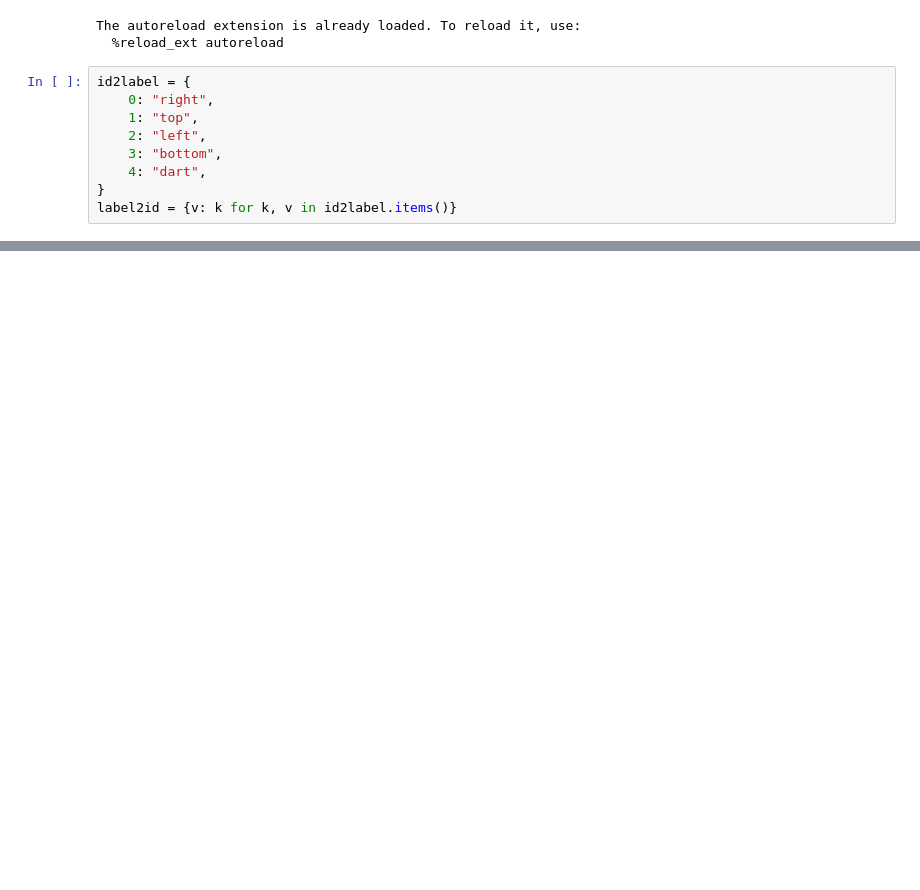
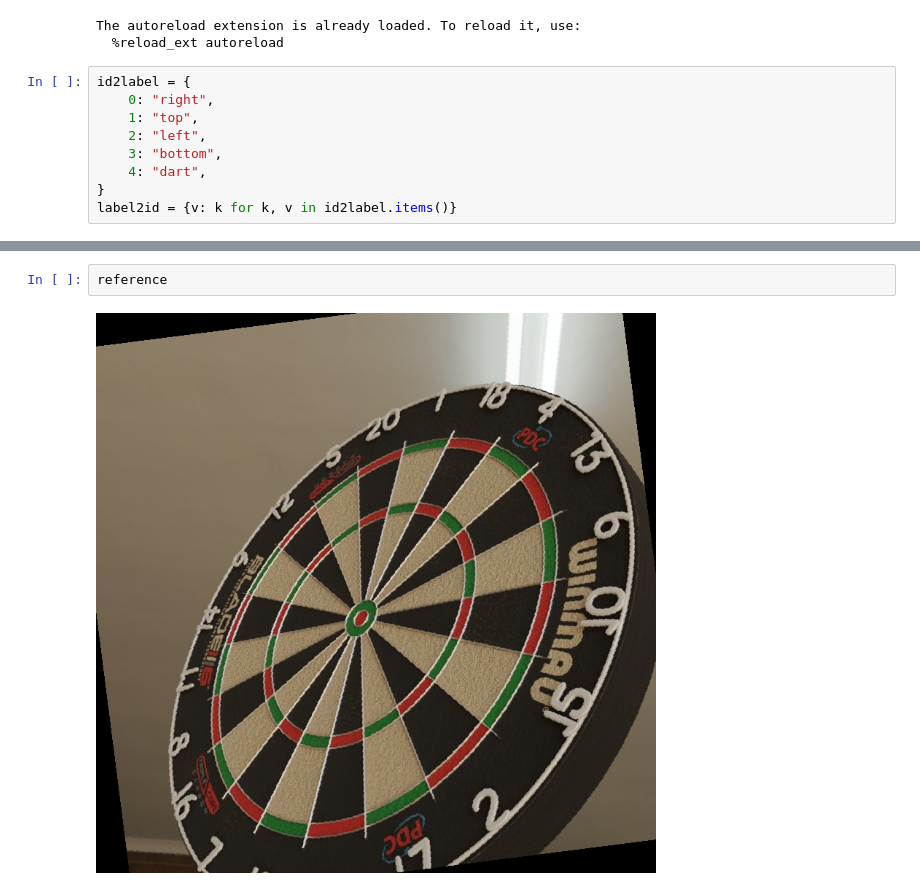
Before and after one commit to timnielen/playdarts, a Jupyter notebook: hf.ipynb, the cells around one changed output, grey strips where cells are left out. Drawn from its saved outputs; the diff is of its cells as text; blank space fills up the shorter version.

```diff
--- a/hf.ipynb
+++ b/hf.ipynb
@@ -99,2 +129,6 @@ torch.Size([1, 3, 735, 735])
+# %%
+reference
+# %% [output]
+[figure, added]
 # %%
 dirs = [f'my_unlabelled/vids/frames_000{i}' for i in range(8)]
```
Also changed, not shown: parts of 7 cells of this notebook, 3 other files.
